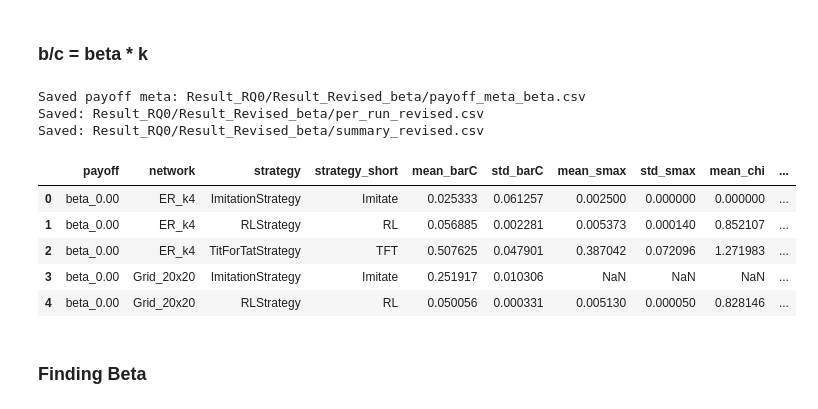
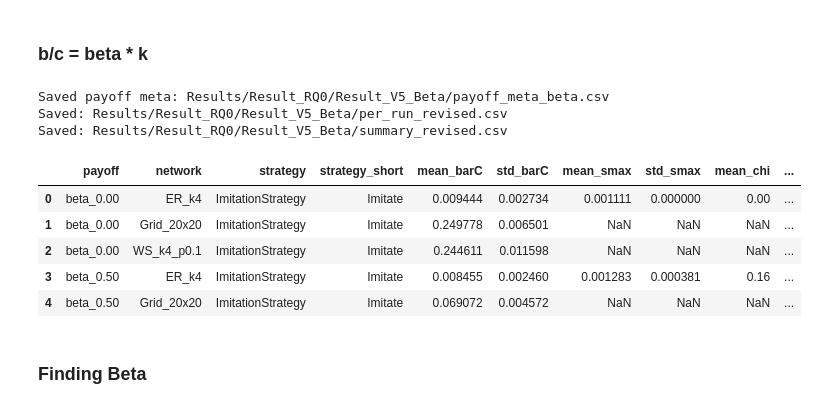
Before and after one commit to tristan-farran/CSS-Project, a Jupyter notebook: Code/Zheng_Code V2.ipynb, the cells around one changed output. Drawn from its saved outputs; the diff is of its cells as text; code cells hidden in the pictures.

Commit message:
add results of phase transition

```diff
--- a/Code/Zheng_Code V2.ipynb
+++ b/Code/Zheng_Code V2.ipynb
@@ -370,7 +371,7 @@ def evaluate_revised_plan(
     burn_in=1000,
     window=1000,
     seed0=2026,
-    outdir="Result_RQ0/Result_Revised",
+    outdir="Results/Result_RQ0/Result_V5",
     save=True,
     sample_cluster_every=50,
     record_window_sizes=True,
@@ -615,7 +616,7 @@ from Prison import PayoffMatrix
 # -------------------------
 # 1) Revised networks (target <k> = 4)
 # -------------------------
-n_nodes = 400
+n_nodes = 900
 kbar_target = 4.0
 
 networks_revised = [
@@ -632,53 +633,53 @@ networks_revised = [
 
 strategies_revised = [
     ("ImitationStrategy", ImitationStrategy),
-    ("TitForTatStrategy", TitForTatStrategy),
-    ("RLStrategy", ReinforcementLearningStrategy),
+    #("TitForTatStrategy", TitForTatStrategy),
+    #("RLStrategy", ReinforcementLearningStrategy),
 ]
 
 # your requested beta series (edit as you like)
 beta_values = np.linspace(0.00, 5.00, 11)
 
 payoff_revised = PayoffMatrix(beta_values=beta_values, kbar=kbar_target, c=1.0)
 # payoff_mats_revised, payoff_meta = payoff_revised.matrices, payoff_revised.meta
 
 # Optional: save meta for later plotting/traceability
-outdir = "Result_RQ0/Result_Revised_beta"
+outdir = "Results/Result_RQ0/Result_V5_Beta"
 os.makedirs(outdir, exist_ok=True)
 payoff_meta_path = os.path.join(outdir, "payoff_meta_beta.csv")
 payoff_revised.meta.to_csv(payoff_meta_path, index=False)
 print("Saved payoff meta:", payoff_meta_path)
 
 # -------------------------
 # 3) Run experiments
 # -------------------------
 per_run_revised, summary_revised, per_run_path, summ_path = evaluate_revised_plan(
     networks=networks_revised,
     strategies=strategies_revised,
     payoff_mats=payoff_revised.matrices,
-    runs=30,
-    steps=2000,
-    burn_in=1000,
-    window=1000,
+    runs=10,
+    steps=1000,
+    burn_in=500,
+    window=500,
     seed0=2026,
     outdir=outdir,
     save=True,
 )
 
 print("Saved:", per_run_path)
 print("Saved:", summ_path)
 
 summary_revised.head()
 # %% [output]
-Saved payoff meta: Result_RQ0/Result_Revised_beta/payoff_meta_beta.csv
-Saved: Result_RQ0/Result_Revised_beta/per_run_revised.csv
-Saved: Result_RQ0/Result_Revised_beta/summary_revised.csv
+Saved payoff meta: Results/Result_RQ0/Result_V5_Beta/payoff_meta_beta.csv
+Saved: Results/Result_RQ0/Result_V5_Beta/per_run_revised.csv
+Saved: Results/Result_RQ0/Result_V5_Beta/summary_revised.csv
 |  | payoff | network | strategy | strategy_short | mean_barC | std_barC | mean_smax | std_smax | mean_chi | ... |
-| 0 | beta_0.00 | ER_k4 | ImitationStrategy | Imitate | 0.025333 | 0.061257 | 0.002500 | 0.000000 | 0.000000 | ... |
-| 1 | beta_0.00 | ER_k4 | RLStrategy | RL | 0.056885 | 0.002281 | 0.005373 | 0.000140 | 0.852107 | ... |
-| 2 | beta_0.00 | ER_k4 | TitForTatStrategy | TFT | 0.507625 | 0.047901 | 0.387042 | 0.072096 | 1.271983 | ... |
-| 3 | beta_0.00 | Grid_20x20 | ImitationStrategy | Imitate | 0.251917 | 0.010306 | NaN | NaN | NaN | ... |
-| 4 | beta_0.00 | Grid_20x20 | RLStrategy | RL | 0.050056 | 0.000331 | 0.005130 | 0.000050 | 0.828146 | ... |
+| 0 | beta_0.00 | ER_k4 | ImitationStrategy | Imitate | 0.009444 | 0.002734 | 0.001111 | 0.000000 | 0.00 | ... |
+| 1 | beta_0.00 | Grid_20x20 | ImitationStrategy | Imitate | 0.249778 | 0.006501 | NaN | NaN | NaN | ... |
+| 2 | beta_0.00 | WS_k4_p0.1 | ImitationStrategy | Imitate | 0.244611 | 0.011598 | NaN | NaN | NaN | ... |
+| 3 | beta_0.50 | ER_k4 | ImitationStrategy | Imitate | 0.008455 | 0.002460 | 0.001283 | 0.000381 | 0.16 | ... |
+| 4 | beta_0.50 | Grid_20x20 | ImitationStrategy | Imitate | 0.069072 | 0.004572 | NaN | NaN | NaN | ... |
 # %% [markdown]
 ### Finding Beta
 # %%
```
Also changed, not shown: parts of 10 cells of this notebook, 46 other files.
